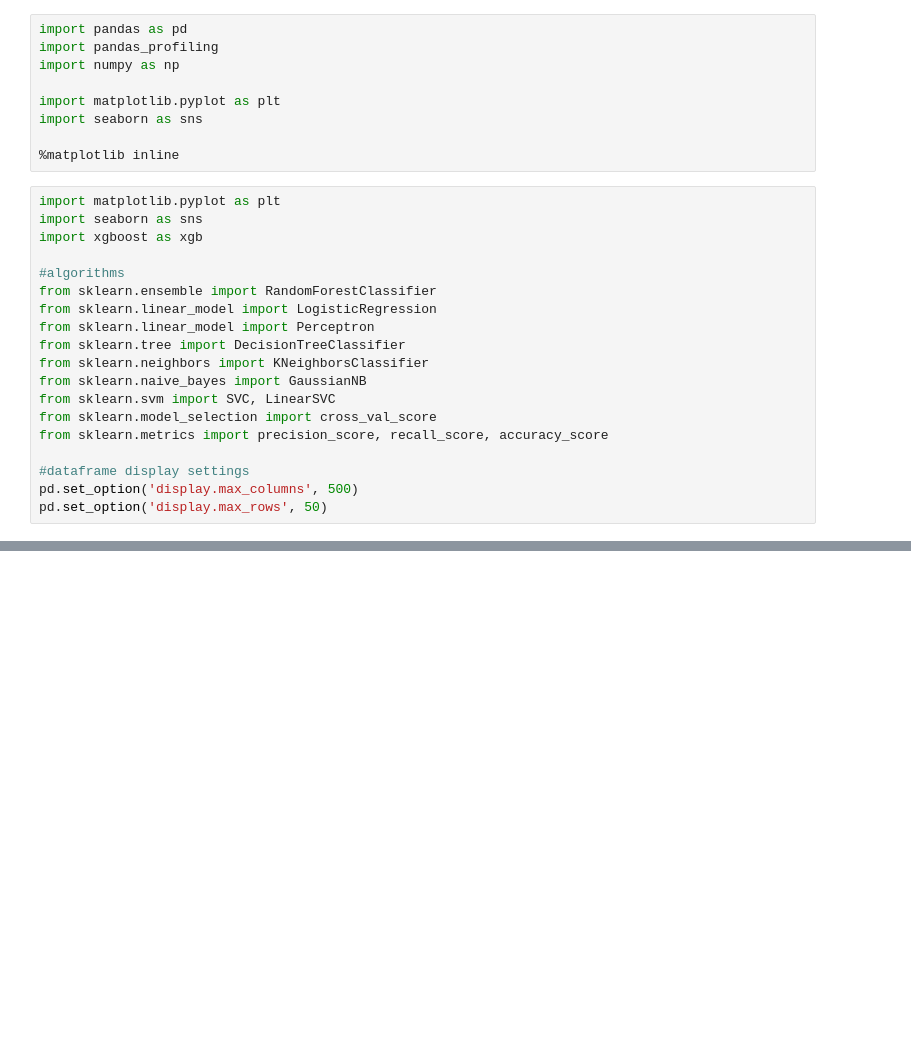
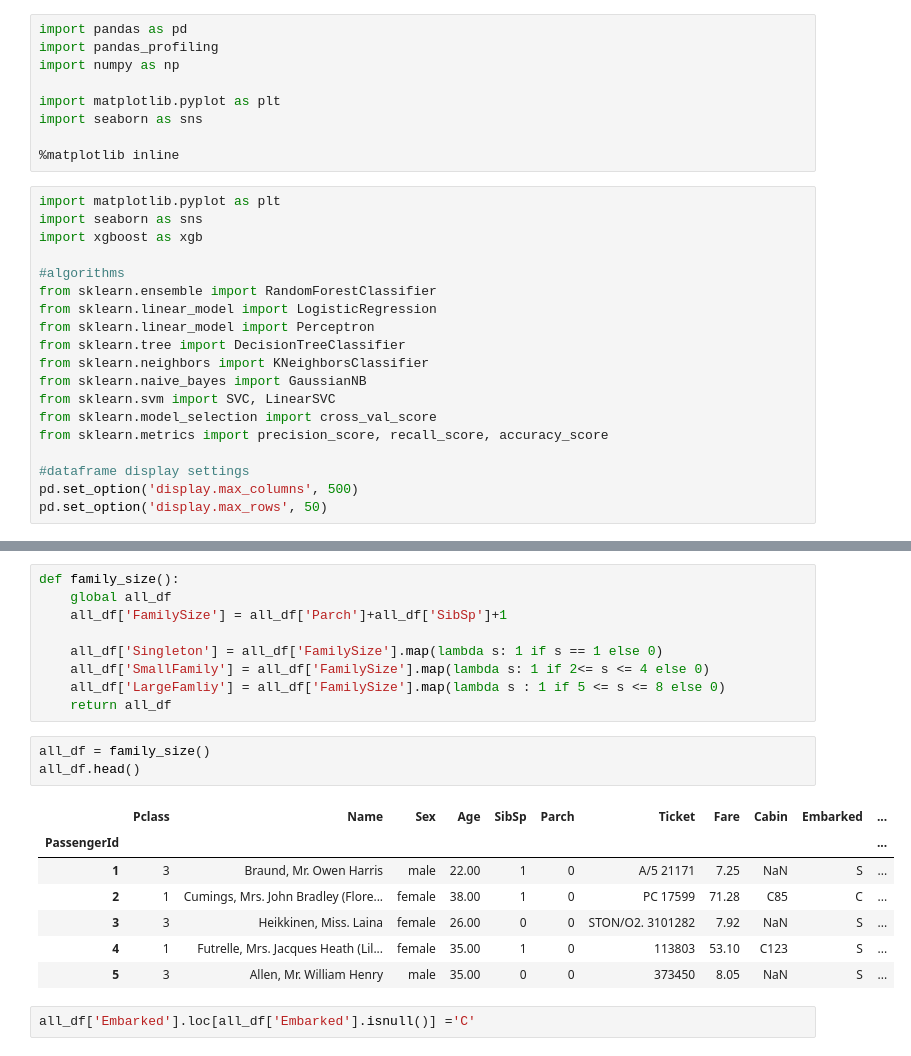
Before and after one commit to formroller/titanic, a Jupyter notebook: titanic.ipynb, the cells around one changed output, grey strips where cells are left out. Drawn from its saved outputs; the diff is of its cells as text; blank space fills up the shorter version.

```diff
--- a/titanic.ipynb
+++ b/titanic.ipynb
@@ -159,0 +127,22 @@ Name: Pclass, dtype: int64
+# %%
+def family_size():
+    global all_df
+    all_df['FamilySize'] = all_df['Parch']+all_df['SibSp']+1
+
+    all_df['Singleton'] = all_df['FamilySize'].map(lambda s: 1 if s == 1 else 0)
+    all_df['SmallFamily'] = all_df['FamilySize'].map(lambda s: 1 if 2<= s <= 4 else 0)
+    all_df['LargeFamliy'] = all_df['FamilySize'].map(lambda s : 1 if 5 <= s <= 8 else 0)
+    return all_df
+# %%
+all_df = family_size()
+all_df.head()
+# %% [output]
+|  | Pclass | Name | Sex | Age | SibSp | Parch | Ticket | Fare | Cabin | Embarked | ... |
+| PassengerId |  |  |  |  |  |  |  |  |  |  | ... |
+| 1 | 3 | Braund, Mr. Owen Harris | male | 22.00 | 1 | 0 | A/5 21171 | 7.25 | NaN | S | ... |
+| 2 | 1 | Cumings, Mrs. John Bradley (Flore... | female | 38.00 | 1 | 0 | PC 17599 | 71.28 | C85 | C | ... |
+| 3 | 3 | Heikkinen, Miss. Laina | female | 26.00 | 0 | 0 | STON/O2. 3101282 | 7.92 | NaN | S | ... |
+| 4 | 1 | Futrelle, Mrs. Jacques Heath (Lil... | female | 35.00 | 1 | 0 | 113803 | 53.10 | C123 | S | ... |
+| 5 | 3 | Allen, Mr. William Henry | male | 35.00 | 0 | 0 | 373450 | 8.05 | NaN | S | ... |
+# %%
+all_df['Embarked'].loc[all_df['Embarked'].isnull()] ='C'
```
Also changed, not shown: parts of 59 cells of this notebook, 1 other file.
